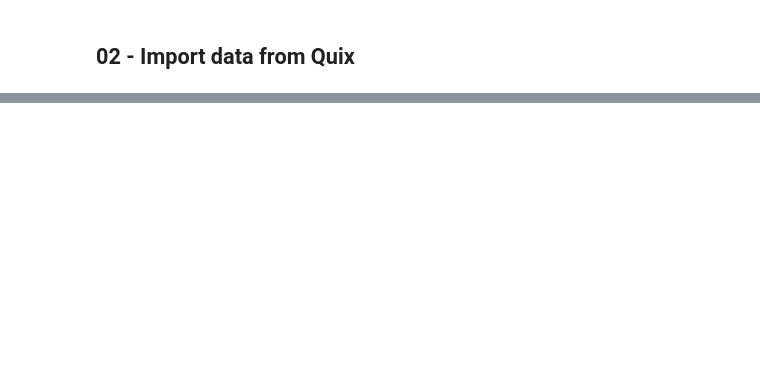
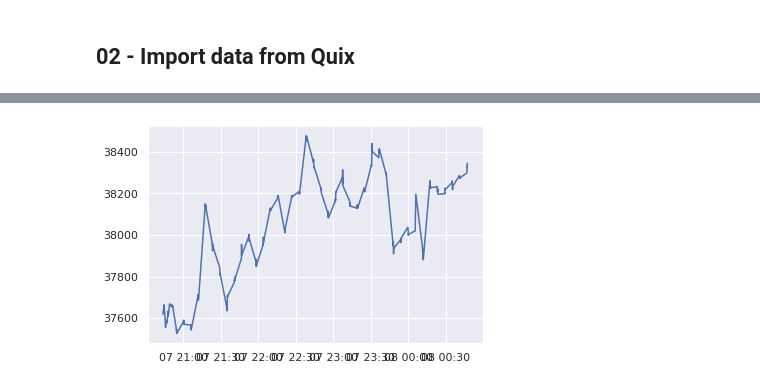
Before and after one commit to JotaBlanco/CryptoAlgoTrading, a Jupyter notebook: 02 - Features And Targets/00_Example_Variables_Creation.ipynb, the cells around one changed output, grey strips where cells are left out. Saved outputs shown, nothing was run; the diff lists cells and outputs as text; code cells hidden in the pictures; blank space fills up the shorter version.

```diff
--- a/02 - Features And Targets/00_Example_Variables_Creation.ipynb
+++ b/02 - Features And Targets/00_Example_Variables_Creation.ipynb
@@ -61,0 +73,3 @@ df
+# %%
+df = df[df['Timestamp']<pd.to_datetime("03/08/2022 12:00:00")]
+df
@@ -61,0 +90,5 @@ df
+# %%
+plt.plot(df['Timestamp'], df['BTC'])
+plt.show()
+# %% [output]
+[figure, added]
```
Also changed, not shown: parts of 16 cells of this notebook.
